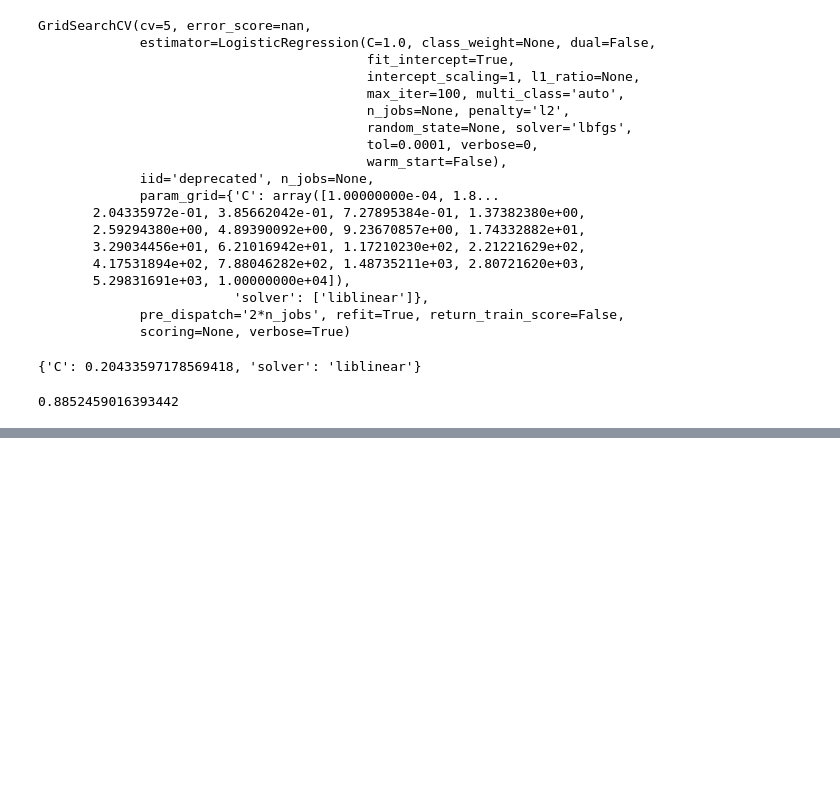
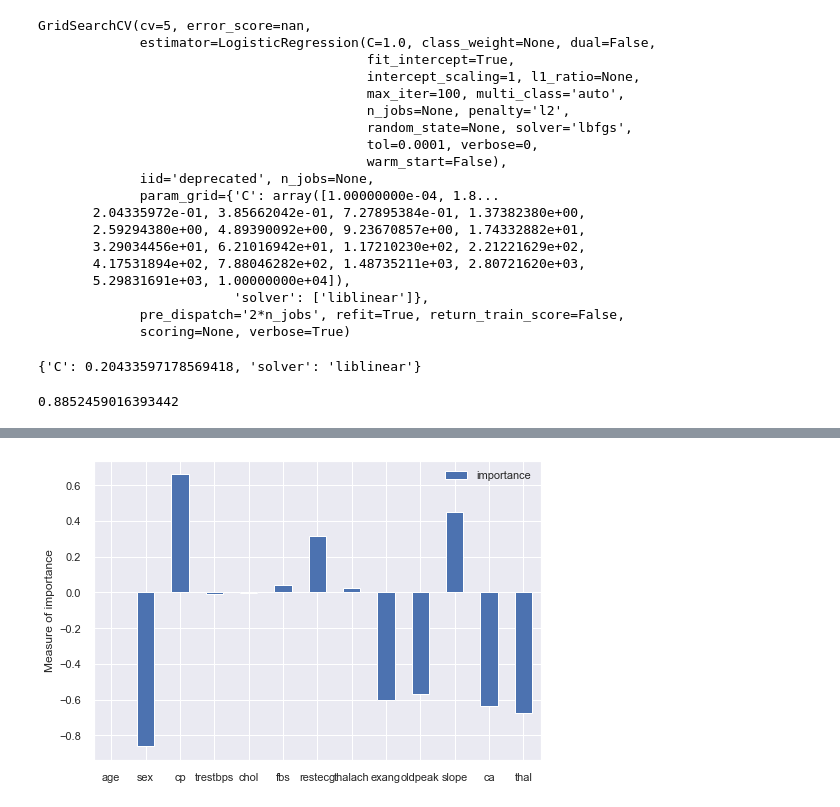
Before and after one commit to wolfdale229/projects, a Jupyter notebook: Milestone project 1 Heart Disease Classification.ipynb, the cells around one changed output, grey strips where cells are left out. Saved outputs shown, nothing was run; the diff lists cells and outputs as text; code cells hidden in the pictures; blank space fills up the shorter version.

```diff
--- a/Milestone project 1 Heart Disease Classification.ipynb
+++ b/Milestone project 1 Heart Disease Classification.ipynb
@@ -648,0 +820,4 @@ gs_log_reg.score(X_test, y_test)
+# %%
+# using the coefficient coef_ to get the important features
+feature = LogisticRegression(C= 0.20433597178569418, solver='liblinear')
+feature.fit(X_train, y_train)
@@ -648,0 +830,4 @@ gs_log_reg.score(X_test, y_test)
+# %%
+feature_dict = dict(zip(df.columns, feature.coef_[0]))
+feature_imp = pd.DataFrame(feature_dict, index=['importance'])
+feature_dict
@@ -648,0 +848,8 @@ gs_log_reg.score(X_test, y_test)
+# %%
+# visiualizing the feature importance
+feature_imp.T.plot.bar()
+plt.xticks(rotation=0)
+plt.ylabel('Measure of importance')
+plt.show()
+# %% [output]
+[figure, added]
```
Also changed, not shown: parts of 27 cells of this notebook.
